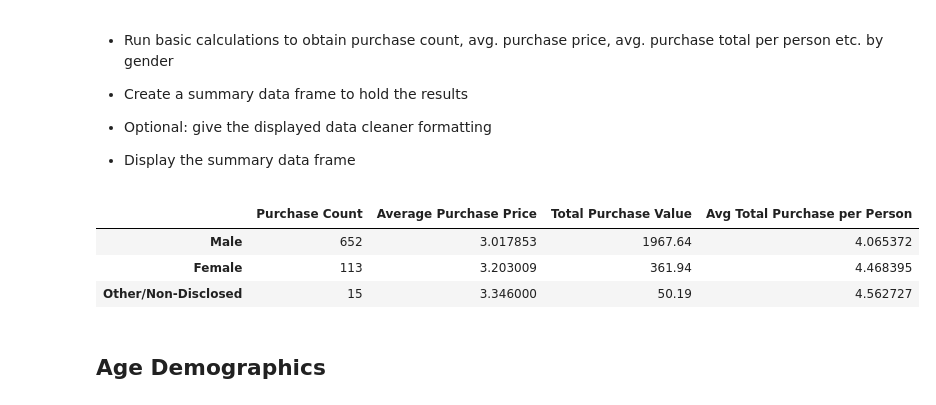
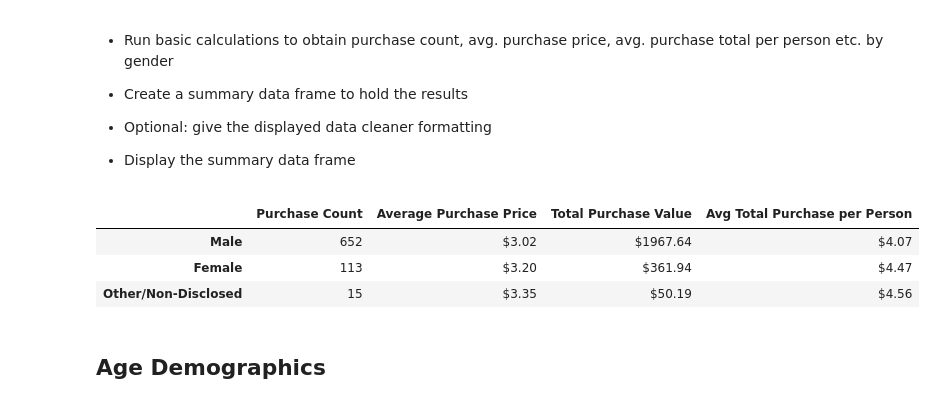
Before and after one commit to Amanser/Pandas, a Jupyter notebook: HeroesOfPymoli_homework.ipynb, the cells around one changed output. Drawn from its saved outputs; the diff is of its cells as text; code cells hidden in the pictures.

```diff
--- a/HeroesOfPymoli_homework.ipynb
+++ b/HeroesOfPymoli_homework.ipynb
@@ -126,41 +139,52 @@ gender_df
 
 * Display the summary data frame
 # %%
+# Create dataframes for male, female and other
+
 male_df = purchase_data.loc[purchase_data["Gender"] == "Male", :]
 female_df = purchase_data.loc[purchase_data["Gender"] == "Female", :]
 other_df = purchase_data.loc[purchase_data["Gender"] == "Other / Non-Disclosed", :]
 
-
+# Find the purchase total for each gender
 male_purch = male_df["Purchase ID"].count()
 female_purch = female_df["Purchase ID"].count()
 other_purch = other_df["Purchase ID"].count()
 
-male_avg_purch = male_df["Price"].mean()
-female_avg_purch = female_df["Price"].mean()
-other_avg_purch = other_df["Price"].mean()
 
+# Find the average purchase price for each gender
+male_avg_purch = "${:.2f}".format(male_df["Price"].mean())
+female_avg_purch = "${:.2f}".format(female_df["Price"].mean())
+other_avg_purch = "${:.2f}".format(other_df["Price"].mean())
+
+
+# Find the total purchase value per gender
 male_total_value = male_df["Price"].sum()
 female_total_value = female_df["Price"].sum()
 other_total_value = other_df["Price"].sum()
 
-male_totavg_purch = male_total_value / male
-female_totavg_purch = female_total_value / female
-other_totavg_purch = other_total_value / other
+# Find the average total purchase value per person per gender
+male_totavg_purch = "${:.2f}".format(male_total_value / male)
+female_totavg_purch = "${:.2f}".format(female_total_value / female)
+other_totavg_purch = "${:.2f}".format(other_total_value / other)
 
 
-
+# Create new dataframe to display results
 gender_purchase_df = pd.DataFrame({"Purchase Count": [male_purch, female_purch, other_purch],
                           "Average Purchase Price": [male_avg_purch, female_avg_purch, other_avg_purch],
                                   "Total Purchase Value": [male_total_value, female_total_value, other_total_value],
                                    "Avg Total Purchase per Person": [male_totavg_purch, female_totavg_purch, other_totavg_purch]},
                                   index=genders)
 
+# Apply formatting to Total Purchase value column
+gender_purchase_df['Total Purchase Value'] = gender_purchase_df['Total Purchase Value'].apply('${:.2f}'.format)
+
+
 gender_purchase_df
 # %% [output]
 |  | Purchase Count | Average Purchase Price | Total Purchase Value | Avg Total Purchase per Person |
-| Male | 652 | 3.017853 | 1967.64 | 4.065372 |
-| Female | 113 | 3.203009 | 361.94 | 4.468395 |
-| Other/Non-Disclosed | 15 | 3.346000 | 50.19 | 4.562727 |
+| Male | 652 | $3.02 | $1967.64 | $4.07 |
+| Female | 113 | $3.20 | $361.94 | $4.47 |
+| Other/Non-Disclosed | 15 | $3.35 | $50.19 | $4.56 |
 # %% [markdown]
 ## Age Demographics
 # %% [markdown]
```
Also changed, not shown: parts of 14 cells of this notebook.
